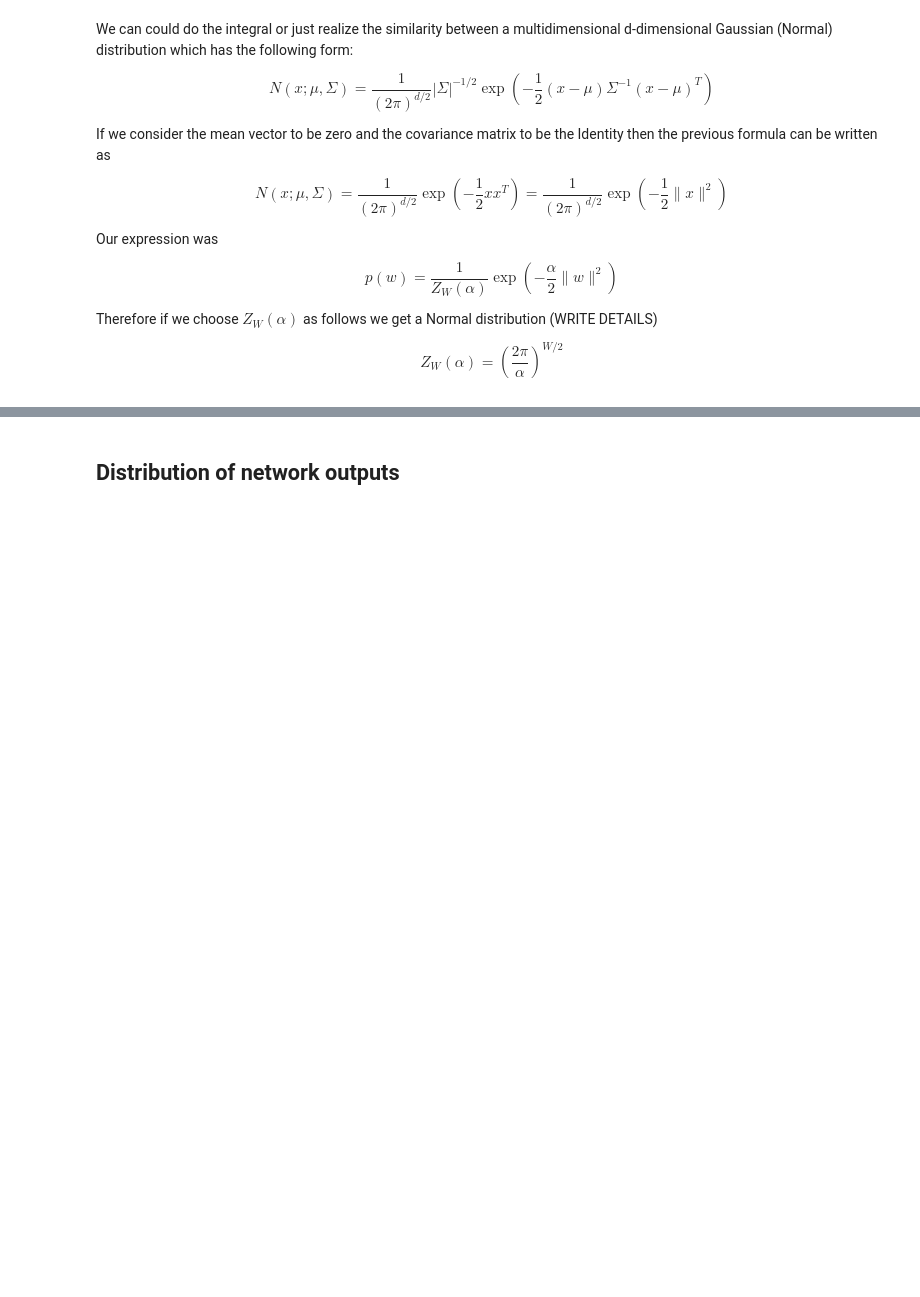
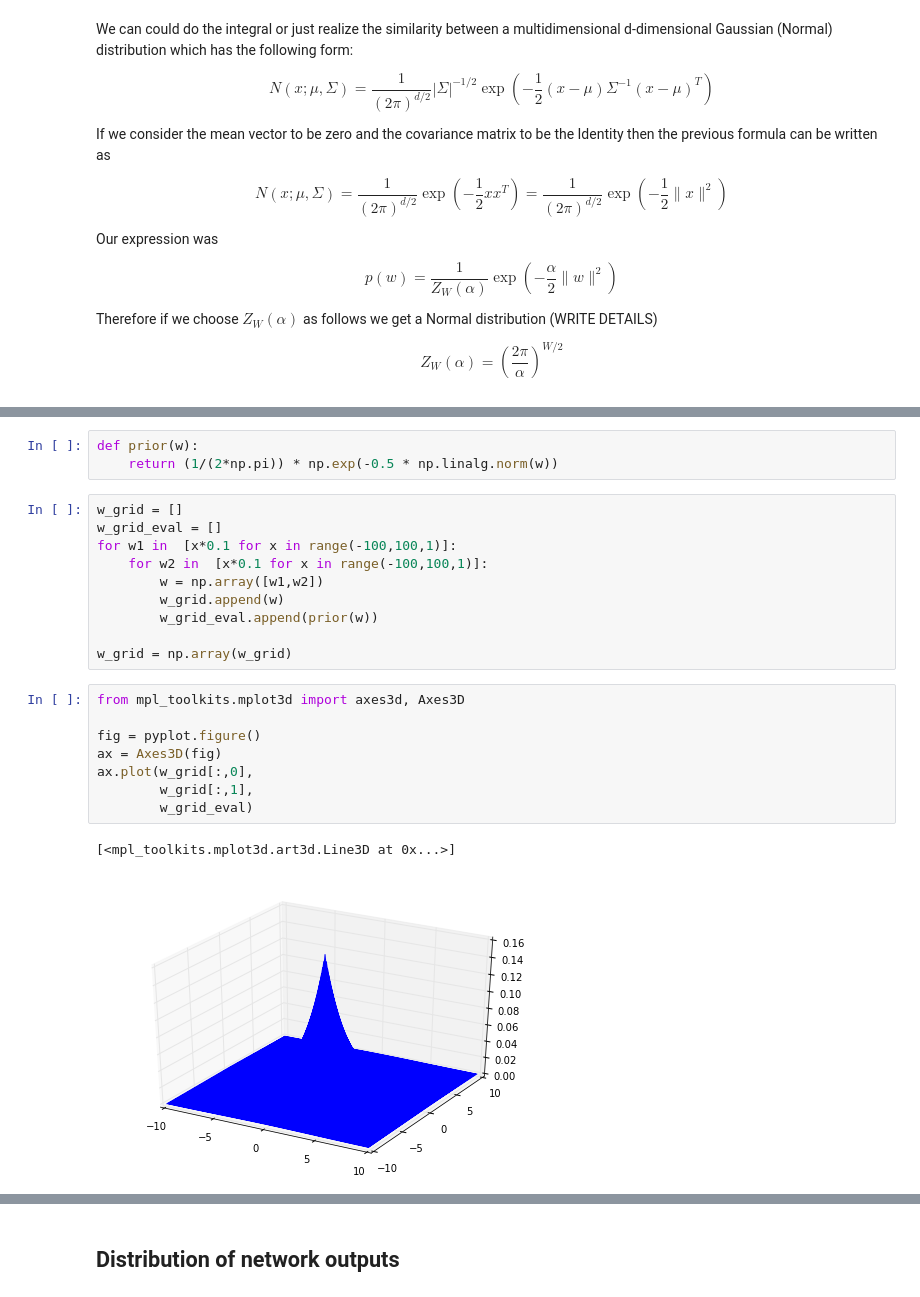
Before and after one commit to davidbp/connectionist, a Jupyter notebook: bayesianNNet/Bayesian_predictions.ipynb, the cells around one changed output, grey strips where cells are left out. Cells and saved outputs as stored; diff of their text form; blank space fills up the shorter version.

```diff
--- a/bayesianNNet/Bayesian_predictions.ipynb
+++ b/bayesianNNet/Bayesian_predictions.ipynb
@@ -236,0 +276,24 @@ Z_W(\alpha) =  \left(\frac{2 \pi}{\alpha}\right)^{W/2}
+# %%
+def prior(w):
+    return (1/(2*np.pi)) * np.exp(-0.5 * np.linalg.norm(w))
+# %%
+w_grid = []
+w_grid_eval = []
+for w1 in  [x*0.1 for x in range(-100,100,1)]:
+    for w2 in  [x*0.1 for x in range(-100,100,1)]:
+        w = np.array([w1,w2])
+        w_grid.append(w)
+        w_grid_eval.append(prior(w))
+
+w_grid = np.array(w_grid)
+# %%
+from mpl_toolkits.mplot3d import axes3d, Axes3D
+
+fig = pyplot.figure()
+ax = Axes3D(fig)
+ax.plot(w_grid[:,0],
+        w_grid[:,1],
+        w_grid_eval)
+# %% [output]
+[<mpl_toolkits.mplot3d.art3d.Line3D at 0x...>]
+[figure, added]
```
Also changed, not shown: parts of 24 cells of this notebook.
